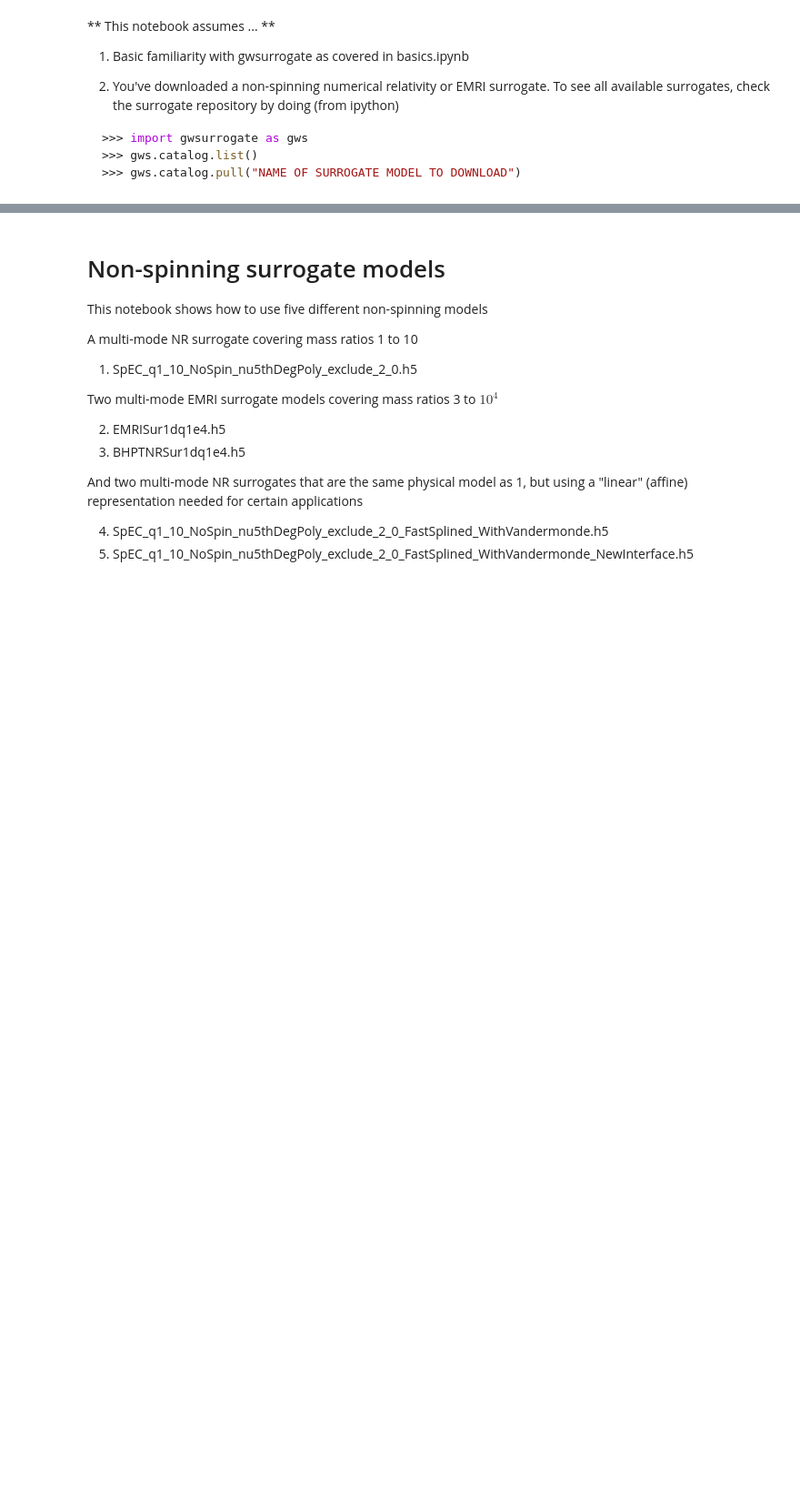
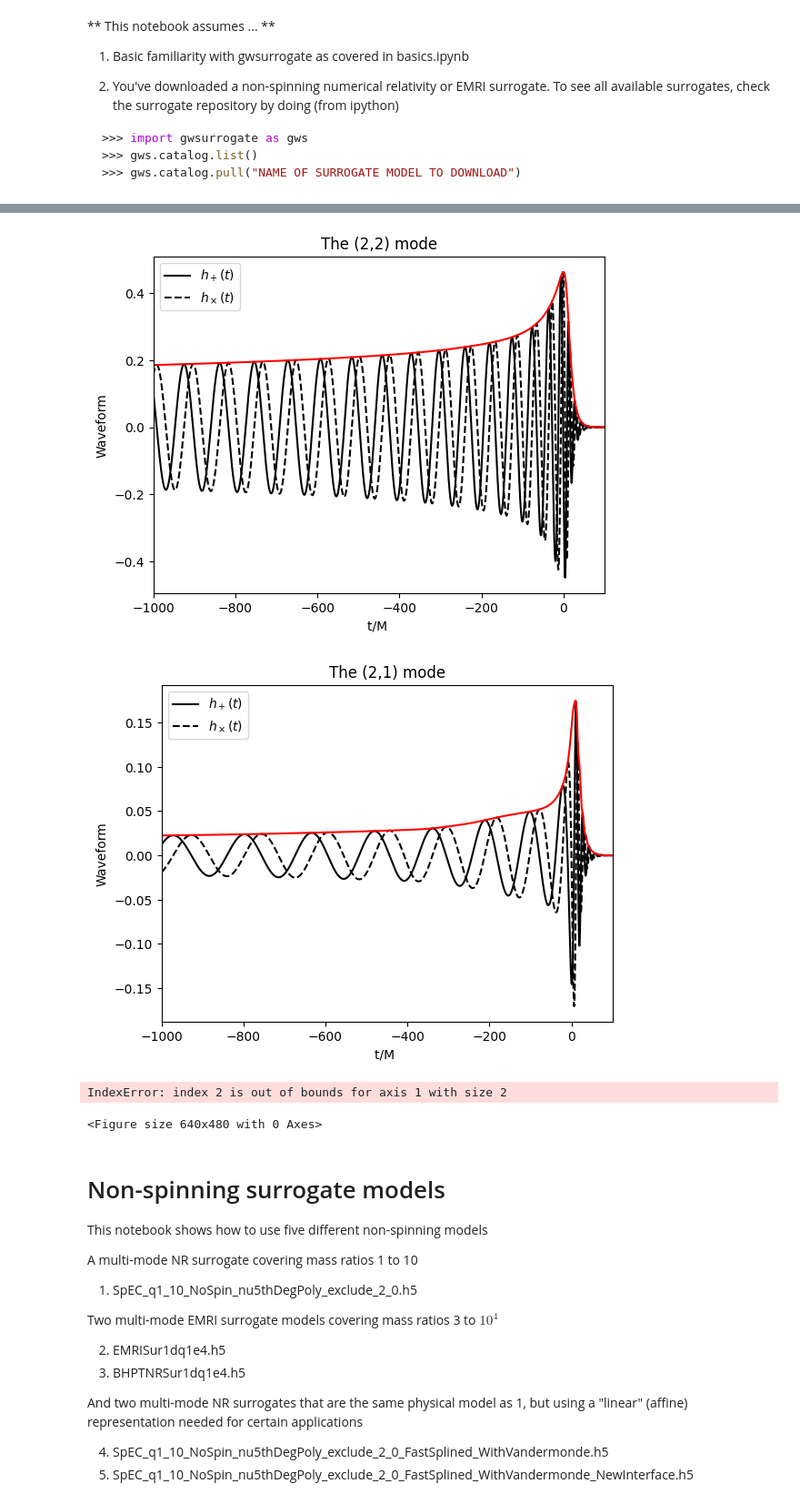
Before and after one commit to sxs-collaboration/gwsurrogate, a Jupyter notebook: tutorial/notebooks/nonspinning_nr_emri.ipynb, the cells around one changed output, grey strips where cells are left out. Shown at 91% size. Saved outputs shown, nothing was run; the diff lists cells and outputs as text; code cells hidden in the pictures; blank space fills up the shorter version.

```diff
--- a/tutorial/notebooks/nonspinning_nr_emri.ipynb
+++ b/tutorial/notebooks/nonspinning_nr_emri.ipynb
@@ -31,3 +117,38 @@ setting __package__ to gwsurrogate.new so relative imports work
+# %%
+flag = 0
+
+plt.figure()
+gwtools.plot_pretty(times, [hp[:,flag], hc[:,flag]],fignum=1)
+plt.plot(times,gwtools.amp(hp[:,flag]+1j*hc[:,flag]),'r')
+plt.title('The (%i,%i) mode'%(modes[flag][0],modes[flag][1]))
+plt.xlabel('t/M ')
+plt.xlim(-1000,100)
+plt.show()
+
+flag = 1
+
+plt.figure()
+gwtools.plot_pretty(times, [hp[:,flag], hc[:,flag]],fignum=1)
+plt.plot(times,gwtools.amp(hp[:,flag]+1j*hc[:,flag]),'r')
+plt.title('The (%i,%i) mode'%(modes[flag][0],modes[flag][1]))
+plt.xlabel('t/M ')
+plt.xlim(-1000,100)
+plt.show()
+
+flag = 2
+
+plt.figure()
+gwtools.plot_pretty(times, [hp[:,flag], hc[:,flag]],fignum=1)
+plt.plot(times,gwtools.amp(hp[:,flag]+1j*hc[:,flag]),'r')
+plt.title('The (%i,%i) mode'%(modes[flag][0],modes[flag][1]))
+plt.xlabel('t/M ')
+plt.xlim(-1000,100)
+plt.show()
+# %% [output]
+[figure, added]
+[figure, added]
+IndexError: index 2 is out of bounds for axis 1 with size 2
+<Figure size 640x480 with 0 Axes>
 # %% [markdown]
 # Non-spinning surrogate models
 
```
Also changed, not shown: parts of 11 cells of this notebook, 4 other files.
